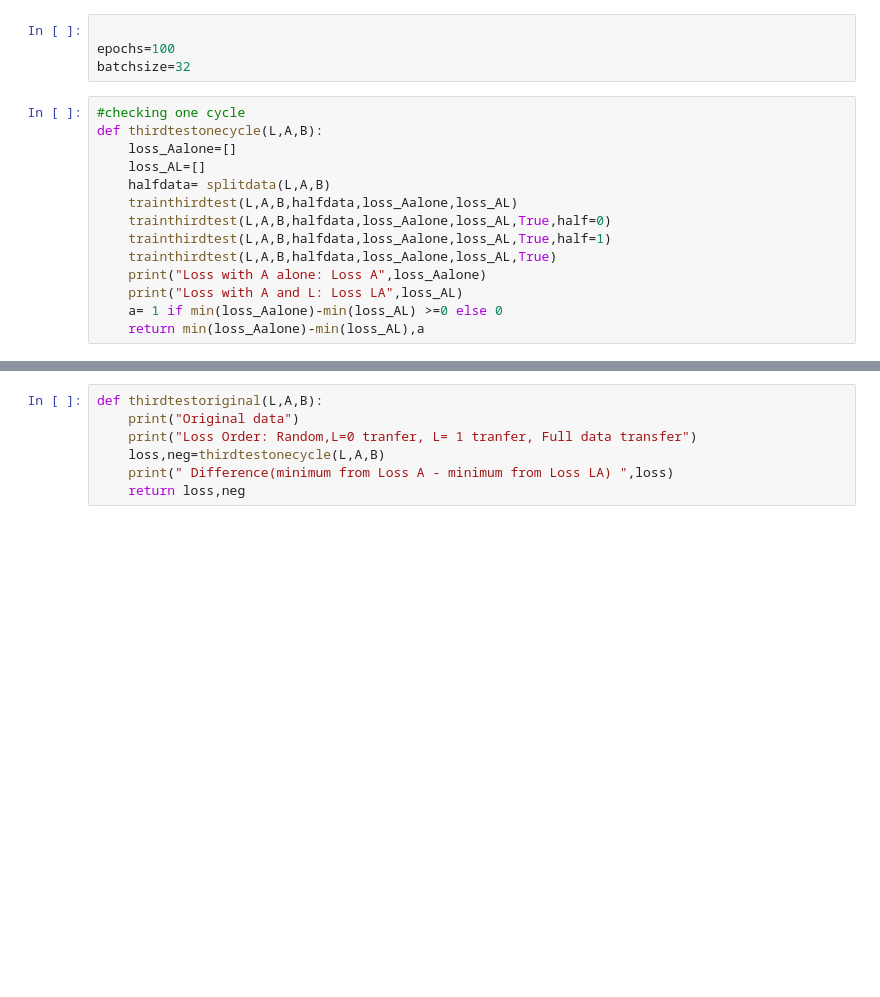
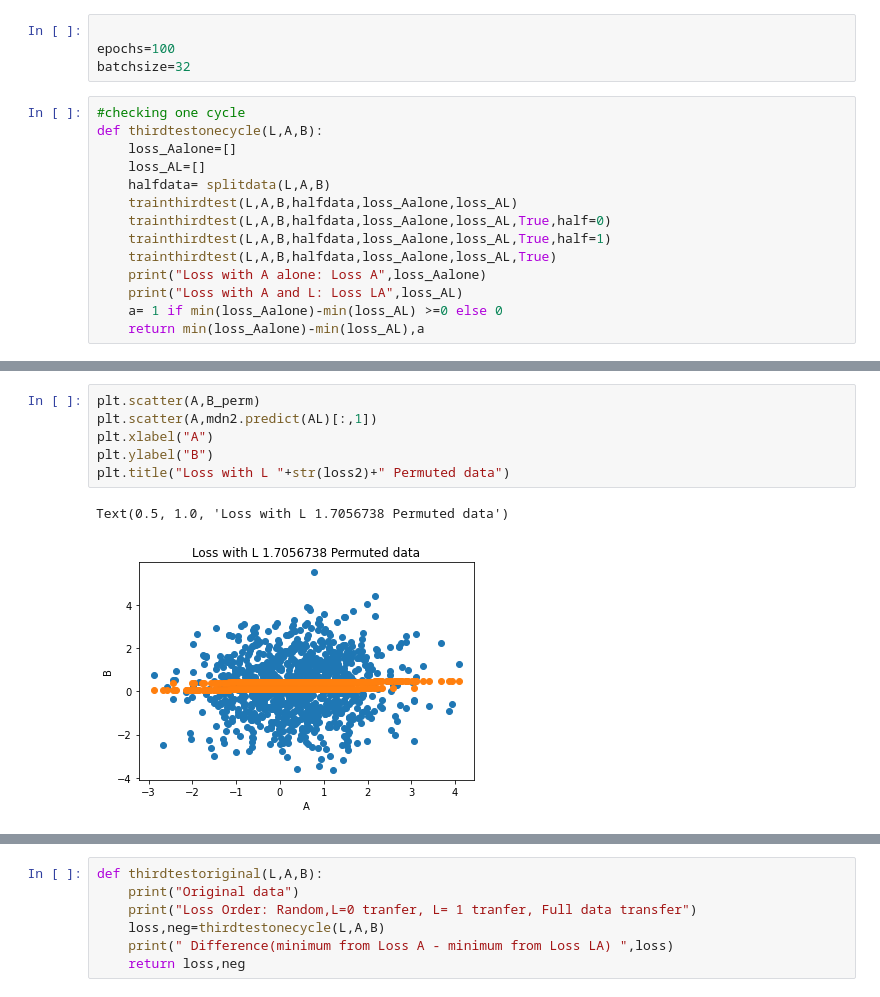
Before and after one commit to BIRDSgroup/NLCD, a Jupyter notebook: conditionaltestmodifyTransferingweights.ipynb, the cells around one changed output, grey strips where cells are left out. Cells and saved outputs as stored; diff of their text form; blank space fills up the shorter version.

```diff
--- a/conditionaltestmodifyTransferingweights.ipynb
+++ b/conditionaltestmodifyTransferingweights.ipynb
@@ -485,0 +544,9 @@ def thirdtestonecycle(L,A,B):
+# %%
+plt.scatter(A,B_perm)
+plt.scatter(A,mdn2.predict(AL)[:,1])
+plt.xlabel("A")
+plt.ylabel("B")
+plt.title("Loss with L "+str(loss2)+" Permuted data")
+# %% [output]
+Text(0.5, 1.0, 'Loss with L 1.7056738 Permuted data')
+[figure, added]
```
Also changed, not shown: parts of 18 cells of this notebook.
